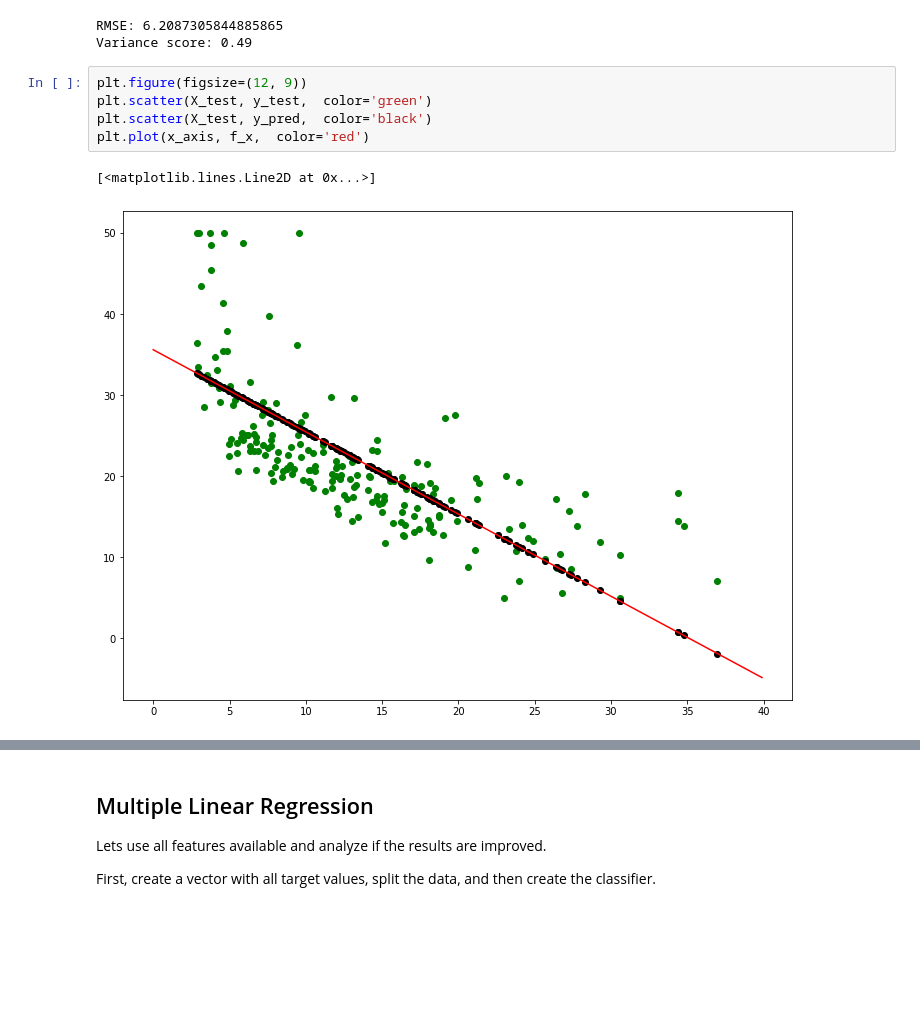
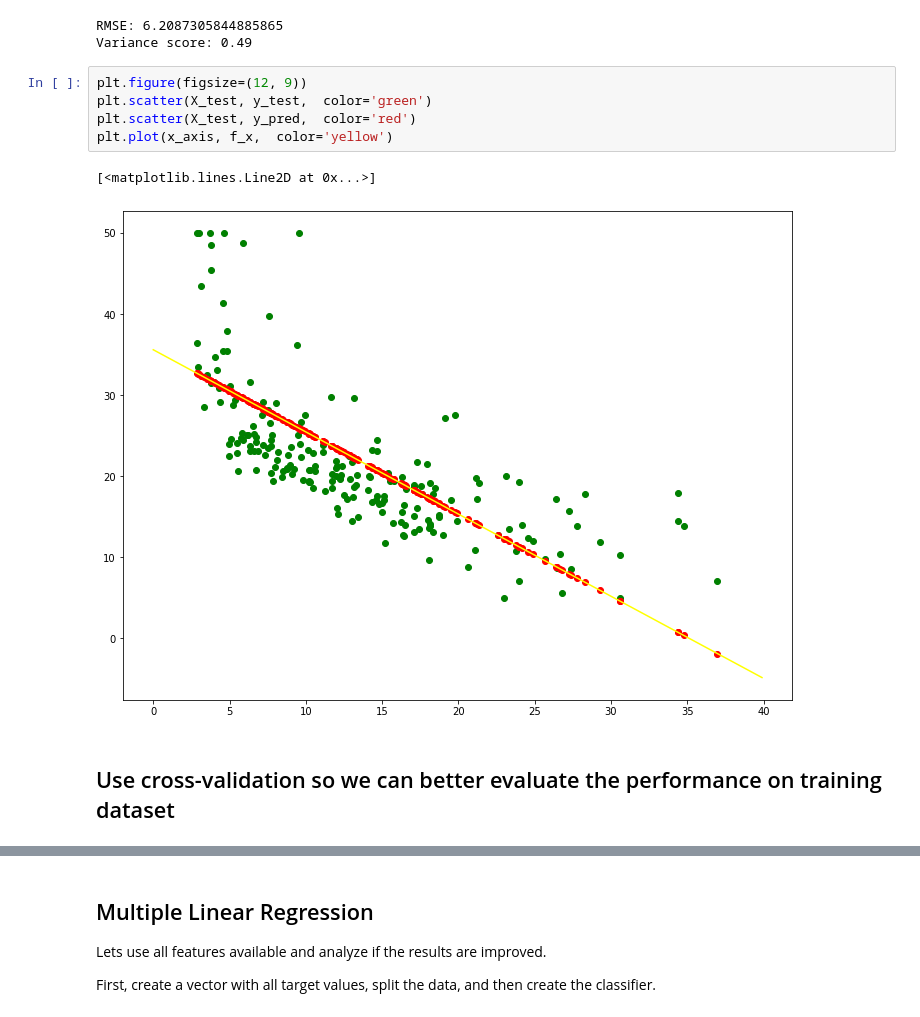
Before and after one commit to JPMagalhaesCESAR/ml-cesar-school-examples, a Jupyter notebook: Boston-Housing-Linear_Reg-SKLearn.ipynb, the cells around one changed output, grey strips where cells are left out. Cells and saved outputs as stored; diff of their text form; blank space fills up the shorter version.

```diff
--- a/Boston-Housing-Linear_Reg-SKLearn.ipynb
+++ b/Boston-Housing-Linear_Reg-SKLearn.ipynb
@@ -165,8 +165,10 @@ Variance score: 0.49
 # %%
 plt.figure(figsize=(12, 9))
 plt.scatter(X_test, y_test,  color='green')
-plt.scatter(X_test, y_pred,  color='black')
-plt.plot(x_axis, f_x,  color='red')
+plt.scatter(X_test, y_pred,  color='red')
+plt.plot(x_axis, f_x,  color='yellow')
 # %% [output]
 [<matplotlib.lines.Line2D at 0x...>]
-[figure, old version]
+[figure, new version]
+# %% [markdown]
+## Use cross-validation so we can better evaluate the performance on training dataset
```
Also changed, not shown: parts of 6 cells of this notebook.
